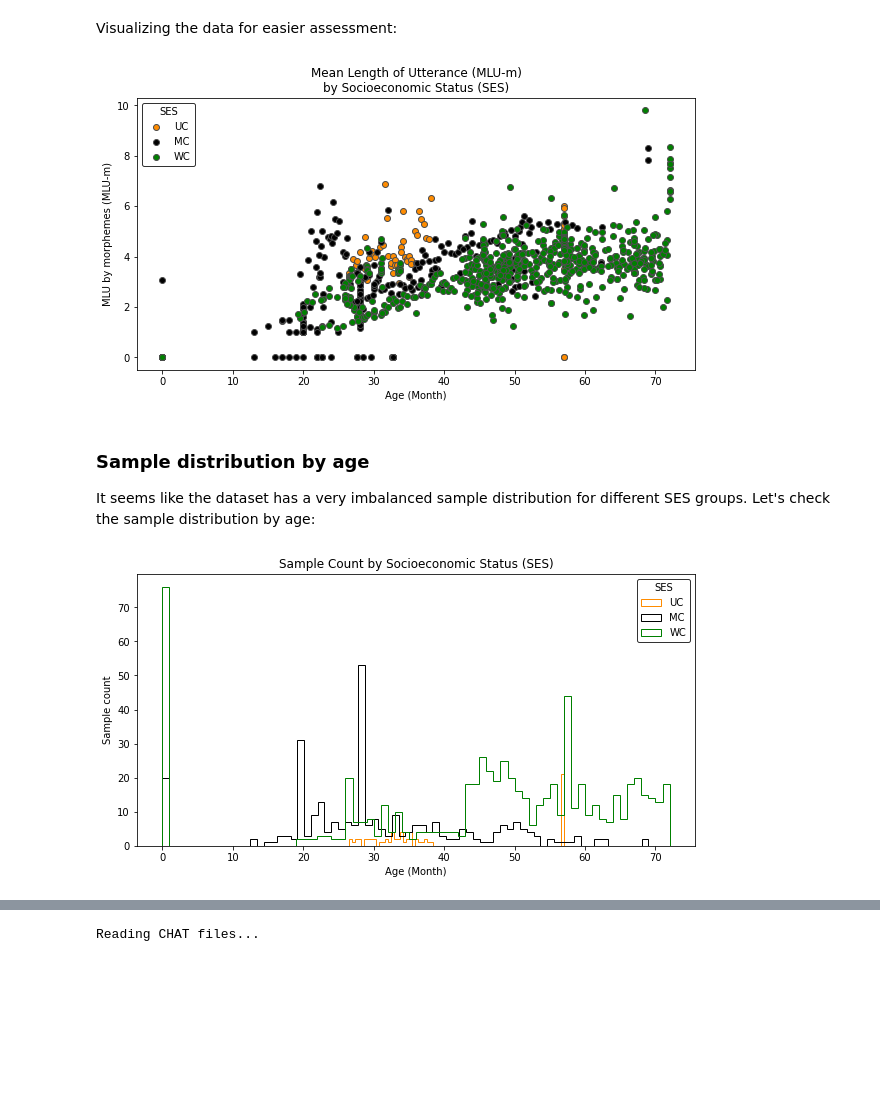
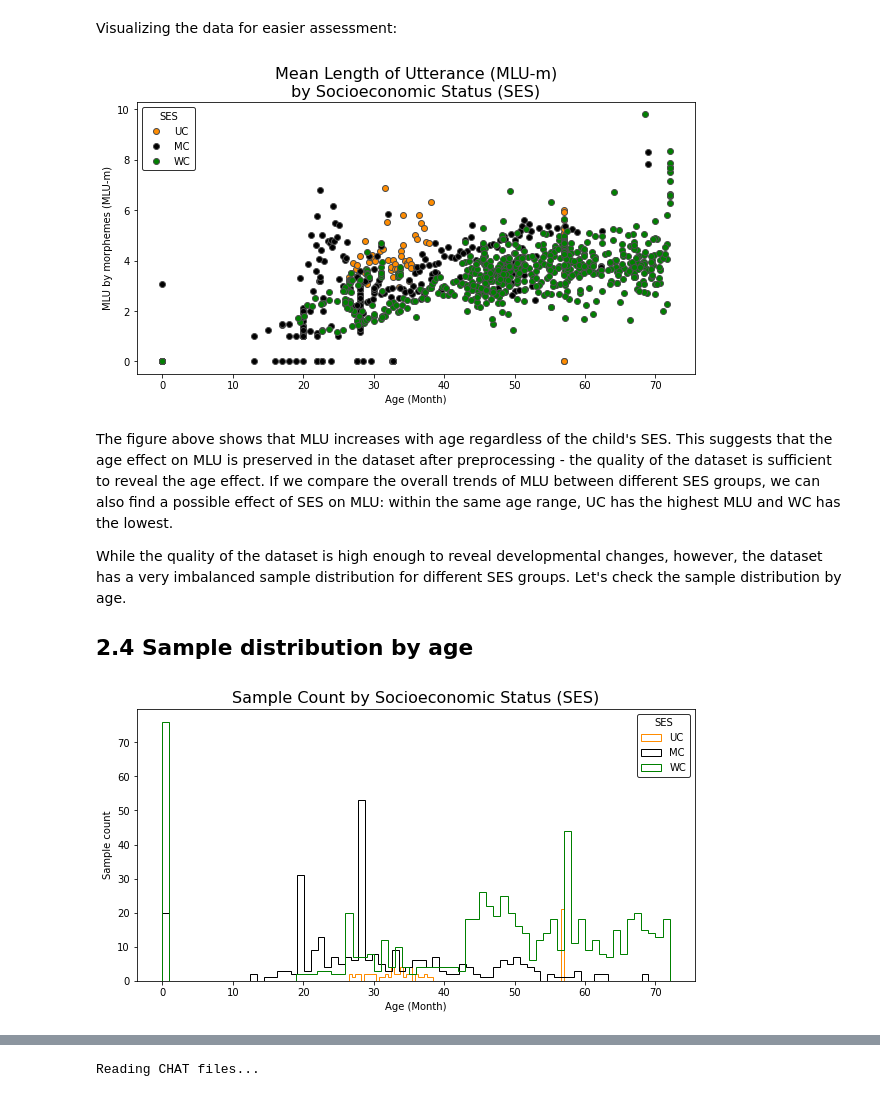
Before and after one commit to Data-Science-for-Linguists-2022/Child-Vocab-Development, a Jupyter notebook: code/exploratory_analysis.ipynb, the cells around one changed output, grey strips where cells are left out. Cells and saved outputs as stored; diff of their text form; code cells hidden in the pictures; blank space fills up the shorter version.

```diff
--- a/code/exploratory_analysis.ipynb
+++ b/code/exploratory_analysis.ipynb
@@ -229,23 +216,25 @@ Visualizing the data for easier assessment:
 # %%
 plt.figure(figsize=(10,5), facecolor='w')
 cmap = {'UC':'darkorange', 'MC':'k', 'WC':'g'}  # color map
 
 # Scatter plot
 for s in ses_list:
     plt.scatter(age_list[s], MLUm_list[s], facecolors=cmap[s], edgecolors='.3')
 
 # Formatting
 plt.xlabel('Age (Month)')
 plt.ylabel('MLU by morphemes (MLU-m)')
 plt.legend(ses_list, title='SES', edgecolor='k', loc='upper left')
-plt.title('Mean Length of Utterance (MLU-m)\nby Socioeconomic Status (SES)')
+plt.title('Mean Length of Utterance (MLU-m)\nby Socioeconomic Status (SES)', fontsize=16)
 plt.show()
 # %% [output]
-[figure, old version]
+[figure, new version]
 # %% [markdown]
-### Sample distribution by age
+The figure above shows that MLU increases with age regardless of the child's SES. This suggests that the age effect on MLU is preserved in the dataset after preprocessing - the quality of the dataset is sufficient to reveal the age effect. If we compare the overall trends of MLU between different SES groups, we can also find a possible effect of SES on MLU: within the same age range, UC has the highest MLU and WC has the lowest.
 
-It seems like the dataset has a very imbalanced sample distribution for different SES groups. Let's check the sample distribution by age:
+While the quality of the dataset is high enough to reveal developmental changes, however, the dataset has a very imbalanced sample distribution for different SES groups. Let's check the sample distribution by age.
+
+## 2.4 Sample distribution by age
 # %%
 plt.figure(figsize=(10,5),facecolor='w')
 cmap = {'UC':'darkorange', 'MC':'k', 'WC':'g'}  # color map
@@ -259,11 +248,11 @@ for s in ses_list:
 # Formatting
 plt.xlabel('Age (Month)')
 plt.ylabel('Sample count')
-plt.title('Sample Count by Socioeconomic Status (SES)', fontsize='large')
+plt.title('Sample Count by Socioeconomic Status (SES)', fontsize=16)
 plt.legend(ses_list, title='SES', edgecolor='k', loc='best')
 plt.show()
 # %% [output]
-[figure, old version]
+[figure, new version]
 # %% [markdown]
 As shown in the histogram, most of the samples (i.e. CHAT files) for WC have age above 40 months, while there are much fewer samples for UC. For fair comparison, the following analysis will focus on the range of **20 to 42 months** where WC and MC have similar sample distribution and where most UC samples are included. This is also the age range when the difference in vocabulary size among children of different SES was observed in other studies.
 
```
Also changed, not shown: parts of 52 cells of this notebook.
